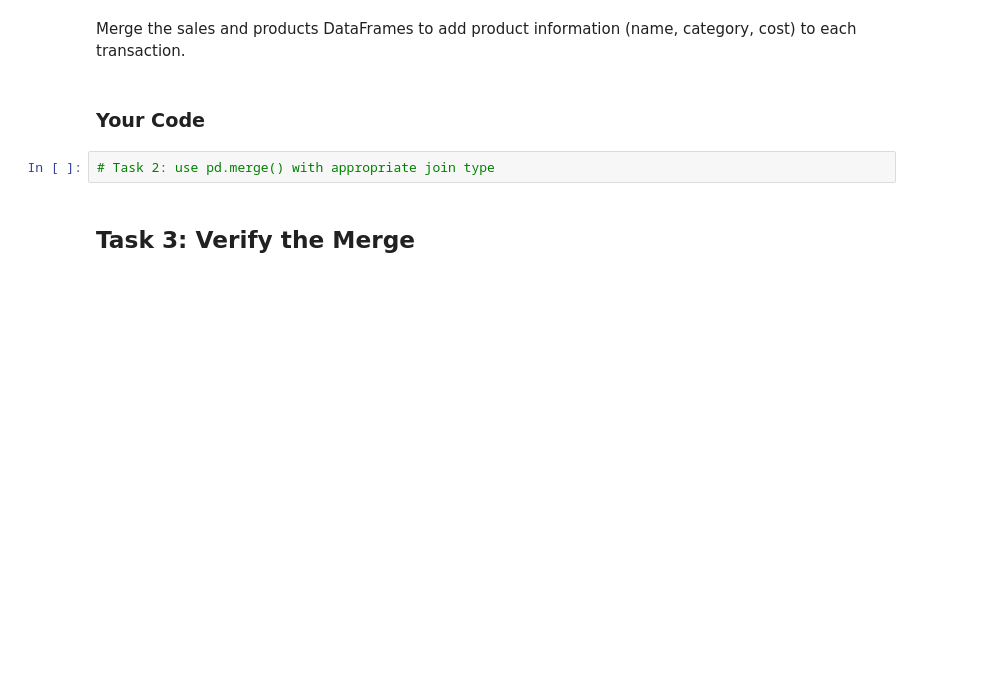
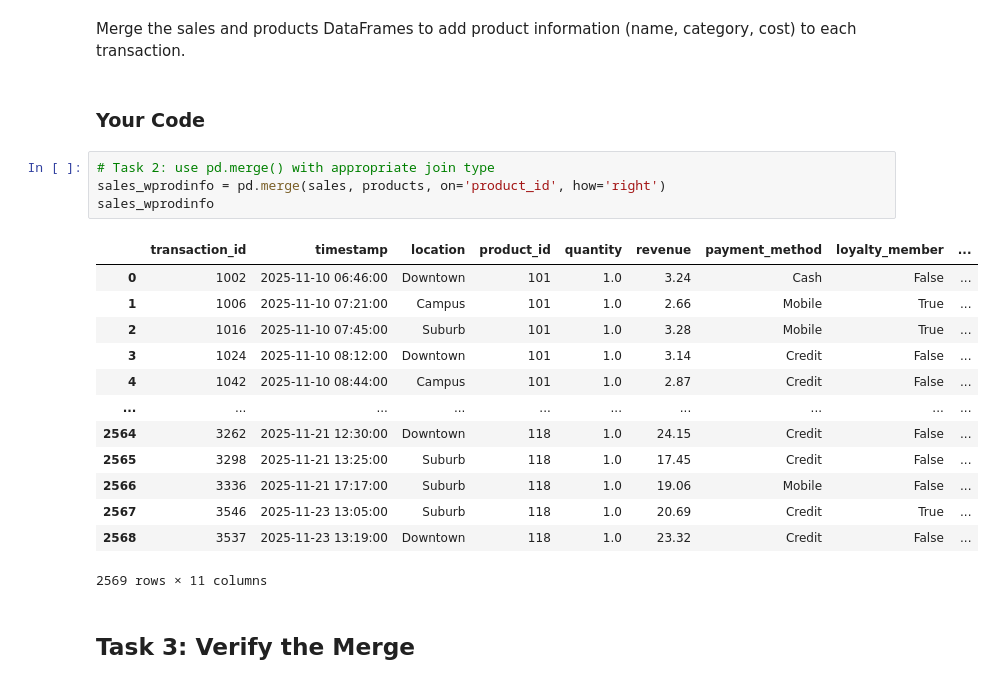
Before and after one commit to stephanie-iris/py4eda-work, a Jupyter notebook: test2b/test_2b.ipynb, the cells around one changed output. Saved outputs shown, nothing was run; the diff lists cells and outputs as text; blank space fills up the shorter version.

```diff
--- a/test2b/test_2b.ipynb
+++ b/test2b/test_2b.ipynb
@@ -198,6 +198,22 @@ Merge the sales and products DataFrames to add product information (name, catego
 ### Your Code
 # %%
 # Task 2: use pd.merge() with appropriate join type
+sales_wprodinfo = pd.merge(sales, products, on='product_id', how='right')
+sales_wprodinfo
+# %% [output]
+|  | transaction_id | timestamp | location | product_id | quantity | revenue | payment_method | loyalty_member | ... |
+| 0 | 1002 | 2025-11-10 06:46:00 | Downtown | 101 | 1.0 | 3.24 | Cash | False | ... |
+| 1 | 1006 | 2025-11-10 07:21:00 | Campus | 101 | 1.0 | 2.66 | Mobile | True | ... |
+| 2 | 1016 | 2025-11-10 07:45:00 | Suburb | 101 | 1.0 | 3.28 | Mobile | True | ... |
+| 3 | 1024 | 2025-11-10 08:12:00 | Downtown | 101 | 1.0 | 3.14 | Credit | False | ... |
+| 4 | 1042 | 2025-11-10 08:44:00 | Campus | 101 | 1.0 | 2.87 | Credit | False | ... |
+| ... | ... | ... | ... | ... | ... | ... | ... | ... | ... |
+| 2564 | 3262 | 2025-11-21 12:30:00 | Downtown | 118 | 1.0 | 24.15 | Credit | False | ... |
+| 2565 | 3298 | 2025-11-21 13:25:00 | Suburb | 118 | 1.0 | 17.45 | Credit | False | ... |
+| 2566 | 3336 | 2025-11-21 17:17:00 | Suburb | 118 | 1.0 | 19.06 | Mobile | False | ... |
+| 2567 | 3546 | 2025-11-23 13:05:00 | Suburb | 118 | 1.0 | 20.69 | Credit | True | ... |
+| 2568 | 3537 | 2025-11-23 13:19:00 | Downtown | 118 | 1.0 | 23.32 | Credit | False | ... |
+2569 rows × 11 columns
 # %% [markdown]
 ## Task 3: Verify the Merge
 # %% [markdown]
```
Also changed, not shown: parts of 2 cells of this notebook.
